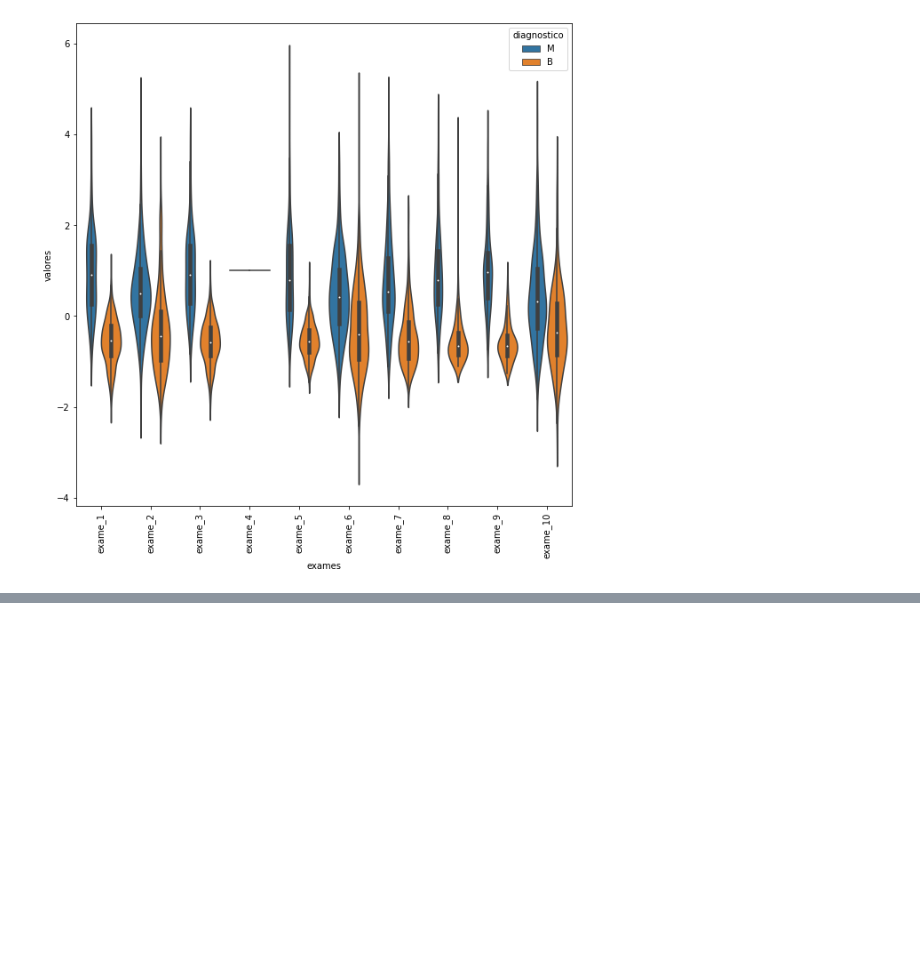
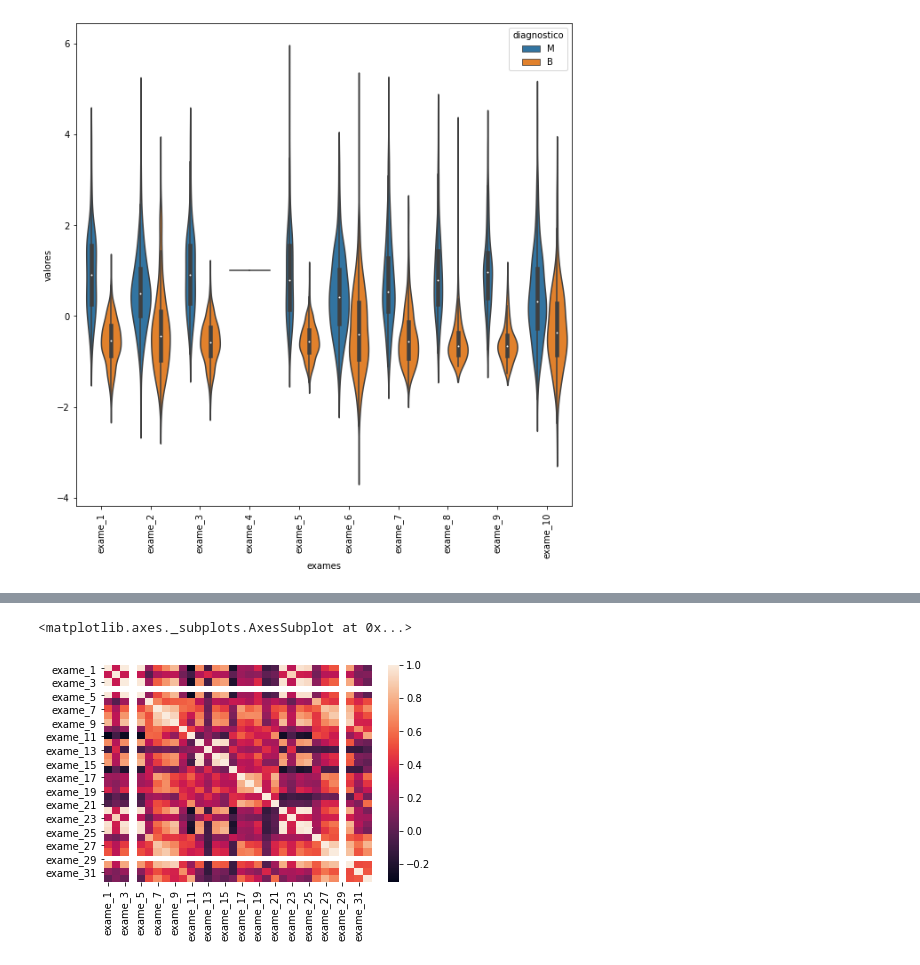
Before and after one commit to RenatoFrancisco/CursoMLDadosMuitasDimensoes, a Jupyter notebook: CursoMLDadosMuitasDimensoes.ipynb, the cells around one changed output, grey strips where cells are left out. Drawn from its saved outputs; the diff is of its cells as text; code cells hidden in the pictures; blank space fills up the shorter version.

```diff
--- a/CursoMLDadosMuitasDimensoes.ipynb
+++ b/CursoMLDadosMuitasDimensoes.ipynb
@@ -74,0 +105,6 @@ plt.xticks(rotation = 90)
+# %%
+matriz_correlacao = valores_exames_v2.corr()
+sns.heatmap(matriz_correlacao)
+# %% [output]
+<matplotlib.axes._subplots.AxesSubplot at 0x...>
+[figure, added]
```
Also changed, not shown: parts of 10 cells of this notebook.
